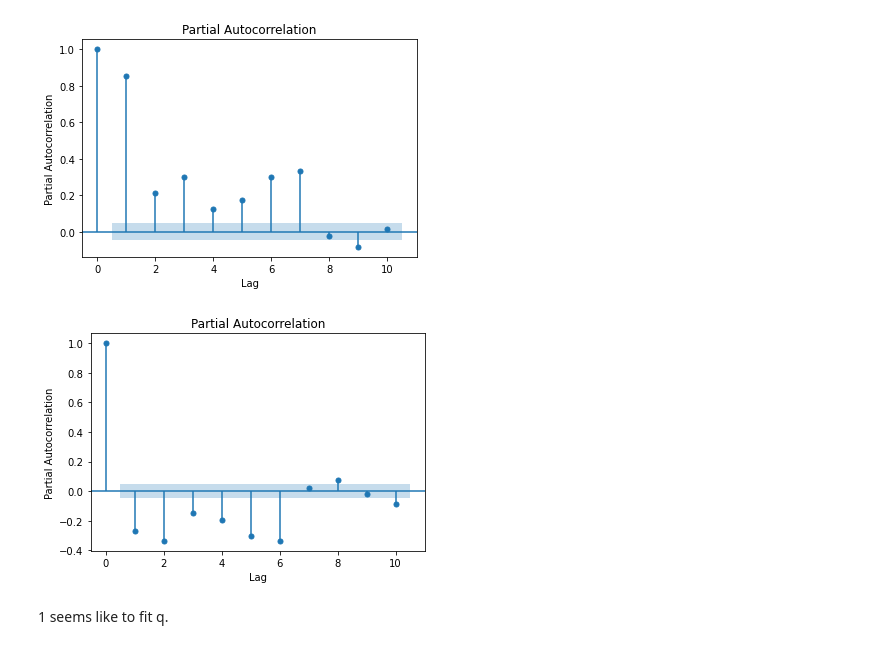
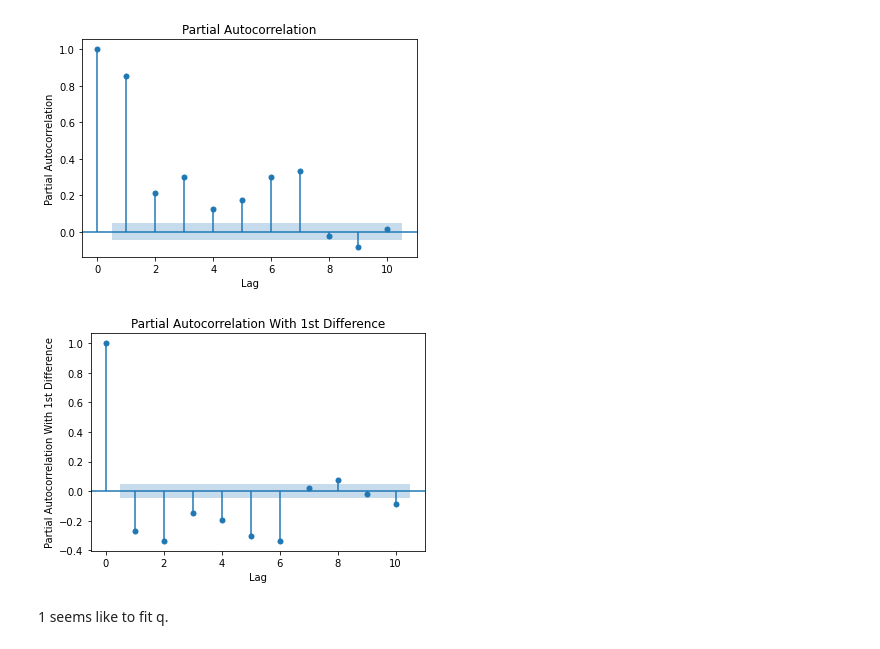
Before and after one commit to gsagararatne/DataSciencePortfolio, a Jupyter notebook: BikeShareToronto/BikeShareTimeSeries.ipynb, the cells around one changed output. Drawn from its saved outputs; the diff is of its cells as text; code cells hidden in the pictures.

```diff
--- a/BikeShareToronto/BikeShareTimeSeries.ipynb
+++ b/BikeShareToronto/BikeShareTimeSeries.ipynb
@@ -532,10 +543,11 @@ plt.show()
 # %%
 plot_pacf(BikeShareTS.diff().dropna(), lags=10)
 plt.xlabel('Lag')
 plt.ylabel('Partial Autocorrelation')
+plt.title("Partial Autocorrelation With 1st Difference")
 plt.show()
 # %% [output]
-[figure, old version]
+[figure, new version]
 # %% [markdown]
 1 seems like to fit q.
 # %% [markdown]
```
Also changed, not shown: parts of 22 cells of this notebook.
